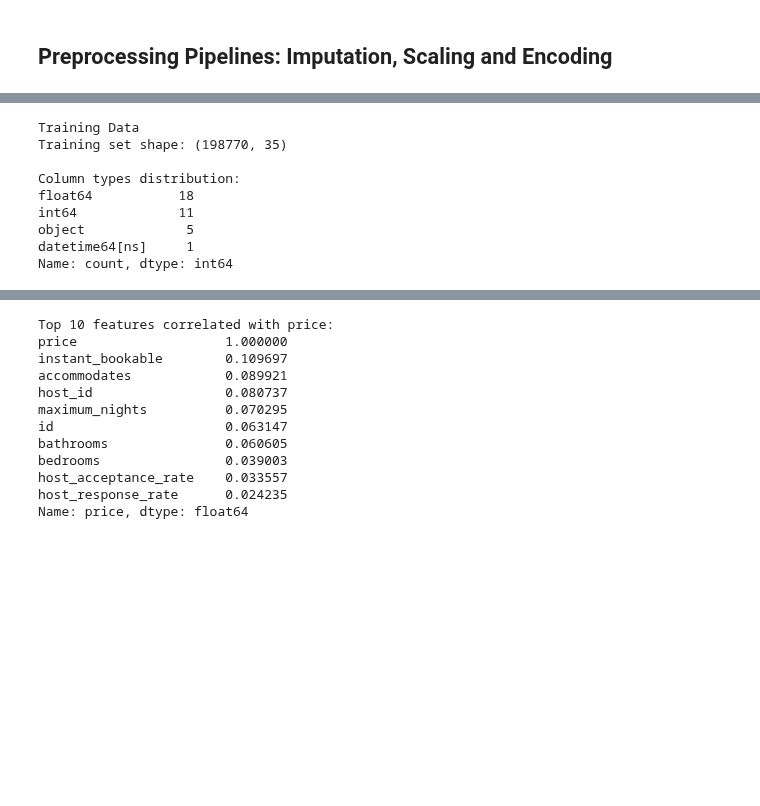
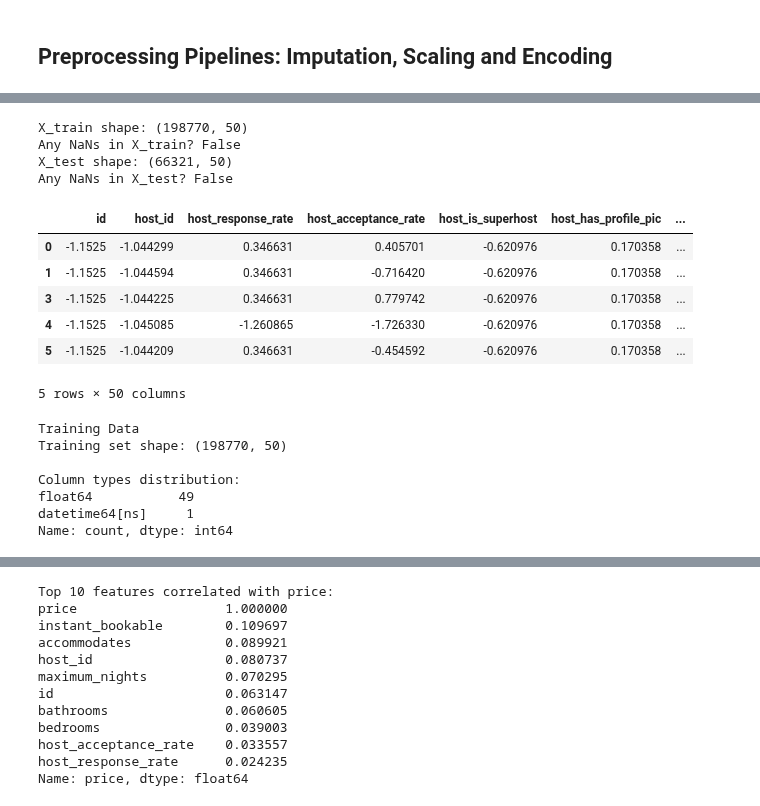
Before and after one commit to aminahrr/AirBnB-ML-project, a Jupyter notebook: notebooks/01_data_preprocessing.ipynb, the cells around one changed output, grey strips where cells are left out. Saved outputs shown, nothing was run; the diff lists cells and outputs as text; code cells hidden in the pictures; blank space fills up the shorter version.

```diff
--- a/notebooks/01_data_preprocessing.ipynb
+++ b/notebooks/01_data_preprocessing.ipynb
@@ -1109,16 +1096,65 @@ ____________________________________________________________________________
+# %%
+X_train_fe, X_test_fe = frequency_encode(X_train_raw, X_test_raw, categorical_cols, smoothing=5)
+# %%
+#handling numeric features: median imputation + scaling
+numeric_cols_fe = [col for col in X_train_fe.columns if col not in datetime_cols]
+
+numeric_pipeline = Pipeline([
+    ('imputer', SimpleImputer(strategy='median')),
+    ('scaler', StandardScaler())
+])
+
+preprocessor = ColumnTransformer([
+    ('num', numeric_pipeline, numeric_cols_fe)
+], remainder='drop')  # datetime columns handled separately
+# %%
+X_train_num = preprocessor.fit_transform(X_train_fe)
+X_test_num  = preprocessor.transform(X_test_fe)
+# %%
+# bringing back datetime column
+X_train = pd.concat(
+    [pd.DataFrame(X_train_num, columns=numeric_cols_fe, index=X_train_fe.index),
+     X_train_fe[datetime_cols]],
+    axis=1
+)
+
+X_test = pd.concat(
+    [pd.DataFrame(X_test_num, columns=numeric_cols_fe, index=X_test_fe.index),
+     X_test_fe[datetime_cols]],
+    axis=1
+)
+# %%
+# checking current state of the data
+print("X_train shape:", X_train.shape)
+print("Any NaNs in X_train?", X_train.isna().any().any())
+print("X_test shape:", X_test.shape)
+print("Any NaNs in X_test?", X_test.isna().any().any())
+# %% [output]
+X_train shape: (198770, 50)
+Any NaNs in X_train? False
+X_test shape: (66321, 50)
+Any NaNs in X_test? False
+# %%
+X_train.head()
+# %% [output]
+|  | id | host_id | host_response_rate | host_acceptance_rate | host_is_superhost | host_has_profile_pic | ... |
+| 0 | -1.1525 | -1.044299 | 0.346631 | 0.405701 | -0.620976 | 0.170358 | ... |
+| 1 | -1.1525 | -1.044594 | 0.346631 | -0.716420 | -0.620976 | 0.170358 | ... |
+| 3 | -1.1525 | -1.044225 | 0.346631 | 0.779742 | -0.620976 | 0.170358 | ... |
+| 4 | -1.1525 | -1.045085 | -1.260865 | -1.726330 | -0.620976 | 0.170358 | ... |
+| 5 | -1.1525 | -1.044209 | 0.346631 | -0.454592 | -0.620976 | 0.170358 | ... |
+5 rows × 50 columns
 # %%
-# 5.1 Overview of Training Data
+# Overview of Training Data
 print("\nTraining Data")
-print(f"Training set shape: {df_train.shape}")
+print(f"Training set shape: {X_train.shape}")
 print(f"\nColumn types distribution:")
-print(df_train.dtypes.value_counts())
+print(X_train.dtypes.value_counts())
 # %% [output]
 Training Data
-Training set shape: (198770, 35)
+Training set shape: (198770, 50)
 
 Column types distribution:
-float64           18
-int64             11
-object             5
+float64           49
 datetime64[ns]     1
 Name: count, dtype: int64
```
Also changed, not shown: parts of 30 cells of this notebook.
